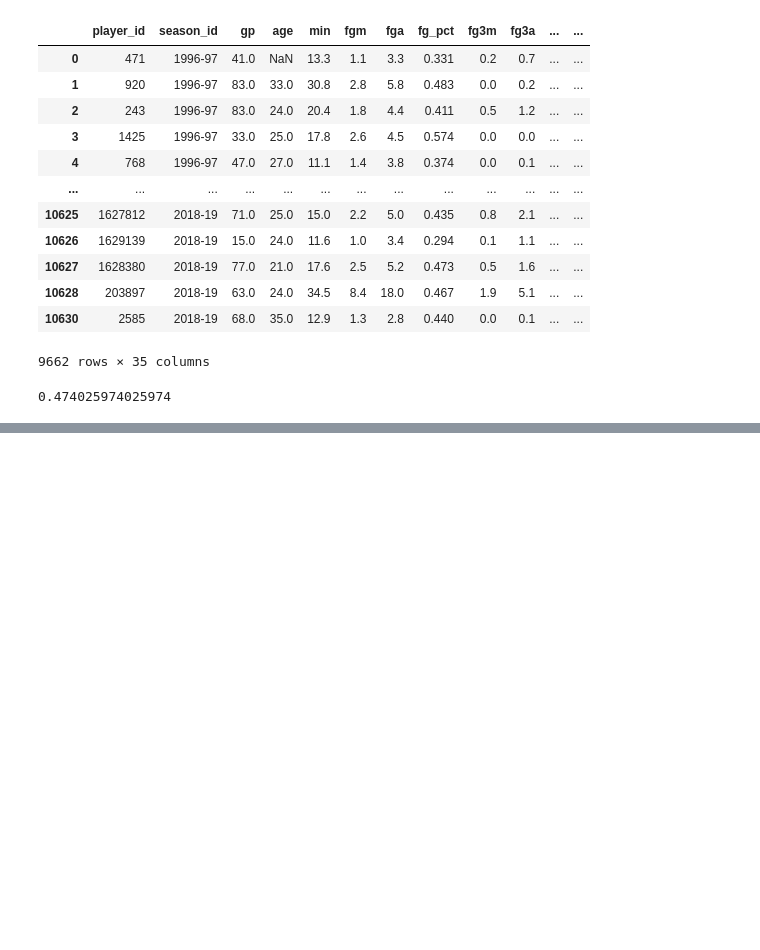
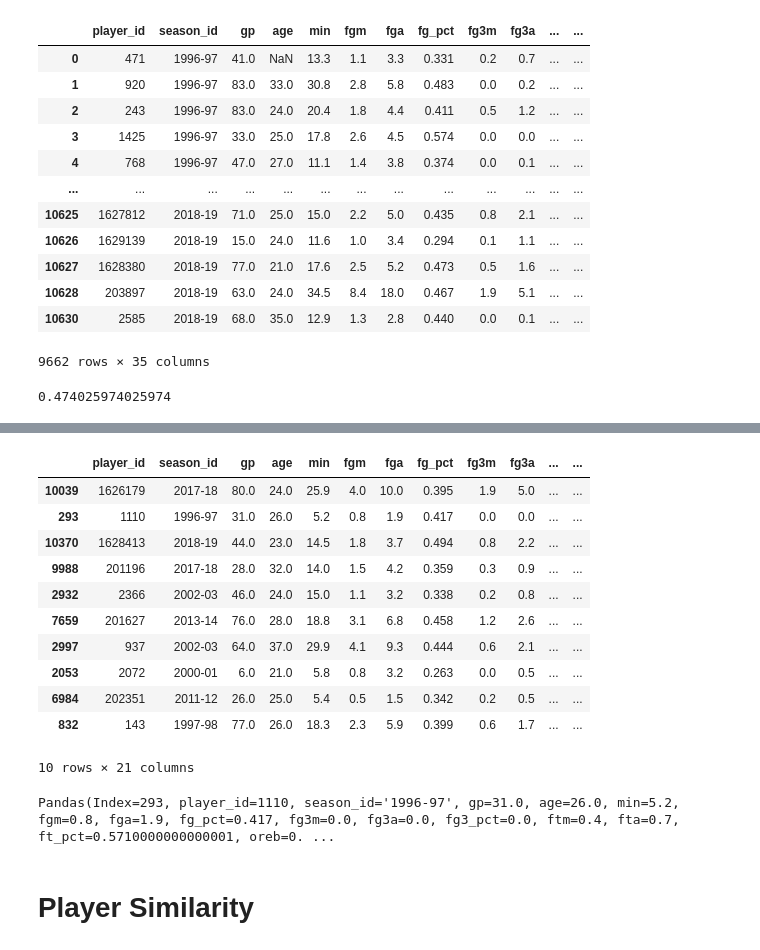
Before and after one commit to JobanD/nba-projections, a Jupyter notebook: actual-projection-model/building_model.ipynb, the cells around one changed output, grey strips where cells are left out. Drawn from its saved outputs; the diff is of its cells as text; code cells hidden in the pictures; blank space fills up the shorter version.

```diff
--- a/actual-projection-model/building_model.ipynb
+++ b/actual-projection-model/building_model.ipynb
@@ -488,0 +507,6 @@ jrue_pts_norm
+# %%
+
+# read in per game data from csv folder
+dataframe = pd.read_csv('../nba-stats-csv/player_general_traditional_per_game_data.csv', header = 0)
+# %%
+df_example = dataframe.sample(10)
@@ -488,0 +532,19 @@ jrue_pts_norm
+# %%
+df_example
+# %% [output]
+|  | player_id | season_id | gp | age | min | fgm | fga | fg_pct | fg3m | fg3a | ... | ... |
+| 10039 | 1626179 | 2017-18 | 80.0 | 24.0 | 25.9 | 4.0 | 10.0 | 0.395 | 1.9 | 5.0 | ... | ... |
+| 293 | 1110 | 1996-97 | 31.0 | 26.0 | 5.2 | 0.8 | 1.9 | 0.417 | 0.0 | 0.0 | ... | ... |
+| 10370 | 1628413 | 2018-19 | 44.0 | 23.0 | 14.5 | 1.8 | 3.7 | 0.494 | 0.8 | 2.2 | ... | ... |
+| 9988 | 201196 | 2017-18 | 28.0 | 32.0 | 14.0 | 1.5 | 4.2 | 0.359 | 0.3 | 0.9 | ... | ... |
+| 2932 | 2366 | 2002-03 | 46.0 | 24.0 | 15.0 | 1.1 | 3.2 | 0.338 | 0.2 | 0.8 | ... | ... |
+| 7659 | 201627 | 2013-14 | 76.0 | 28.0 | 18.8 | 3.1 | 6.8 | 0.458 | 1.2 | 2.6 | ... | ... |
+| 2997 | 937 | 2002-03 | 64.0 | 37.0 | 29.9 | 4.1 | 9.3 | 0.444 | 0.6 | 2.1 | ... | ... |
+| 2053 | 2072 | 2000-01 | 6.0 | 21.0 | 5.8 | 0.8 | 3.2 | 0.263 | 0.0 | 0.5 | ... | ... |
+| 6984 | 202351 | 2011-12 | 26.0 | 25.0 | 5.4 | 0.5 | 1.5 | 0.342 | 0.2 | 0.5 | ... | ... |
+| 832 | 143 | 1997-98 | 77.0 | 26.0 | 18.3 | 2.3 | 5.9 | 0.399 | 0.6 | 1.7 | ... | ... |
+10 rows × 21 columns
+# %%
+find_player(1110, '1996-97')
+# %% [output]
+Pandas(Index=293, player_id=1110, season_id='1996-97', gp=31.0, age=26.0, min=5.2, fgm=0.8, fga=1.9, fg_pct=0.417, fg3m=0.0, fg3a=0.0, fg3_pct=0.0, ftm=0.4, fta=0.7, ft_pct=0.5710000000000001, oreb=0. ...
@@ -488,0 +556,2 @@ jrue_pts_norm
+# %% [markdown]
+# Player Similarity
```
Also changed, not shown: parts of 123 cells of this notebook.
